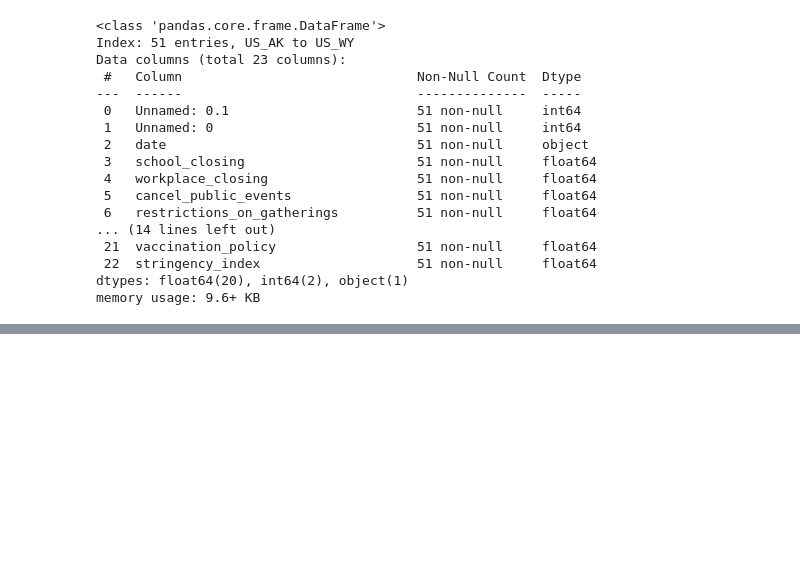
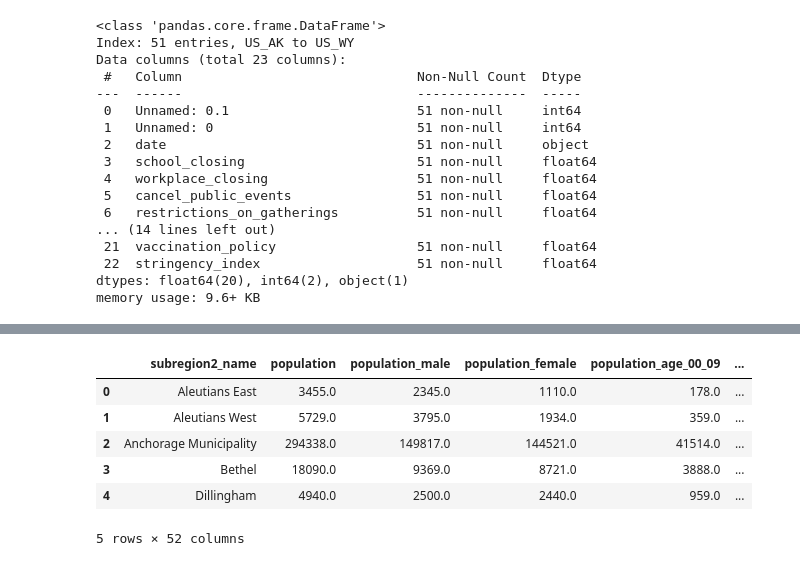
Before and after one commit to jrrrrrr0770/Covid-19-Study, a Jupyter notebook: 1_Data_Cleaning.ipynb, the cells around one changed output, grey strips where cells are left out. Saved outputs shown, nothing was run; the diff lists cells and outputs as text; code cells hidden in the pictures; blank space fills up the shorter version.

```diff
--- a/1_Data_Cleaning.ipynb
+++ b/1_Data_Cleaning.ipynb
@@ -271,2 +281,4 @@ memory usage: 8.7+ MB
+# %%
+us_government_response.index.name = 'gr_key'
 # %%
 us_government_response_1 = us_government_response.loc[us_government_response.date == '2021-01-01']
@@ -364,0 +416,2 @@ us_epidemiology_3 = us_epidemiology.loc[us_epidemiology.date == '2022-09-08', ['
+# %%
+merged_1['gr_key'] = merged_1.index.str[:5]
@@ -364,0 +438,12 @@ us_epidemiology_3 = us_epidemiology.loc[us_epidemiology.date == '2022-09-08', ['
+# %%
+merged_1 = pd.merge(merged_1, us_government_response_1, how = 'left', on = 'gr_key')
+# %%
+merged_1.head()
+# %% [output]
+|  | subregion2_name | population | population_male | population_female | population_age_00_09 | ... |
+| 0 | Aleutians East | 3455.0 | 2345.0 | 1110.0 | 178.0 | ... |
+| 1 | Aleutians West | 5729.0 | 3795.0 | 1934.0 | 359.0 | ... |
+| 2 | Anchorage Municipality | 294338.0 | 149817.0 | 144521.0 | 41514.0 | ... |
+| 3 | Bethel | 18090.0 | 9369.0 | 8721.0 | 3888.0 | ... |
+| 4 | Dillingham | 4940.0 | 2500.0 | 2440.0 | 959.0 | ... |
+5 rows × 52 columns
```
Also changed, not shown: parts of 30 cells of this notebook.
